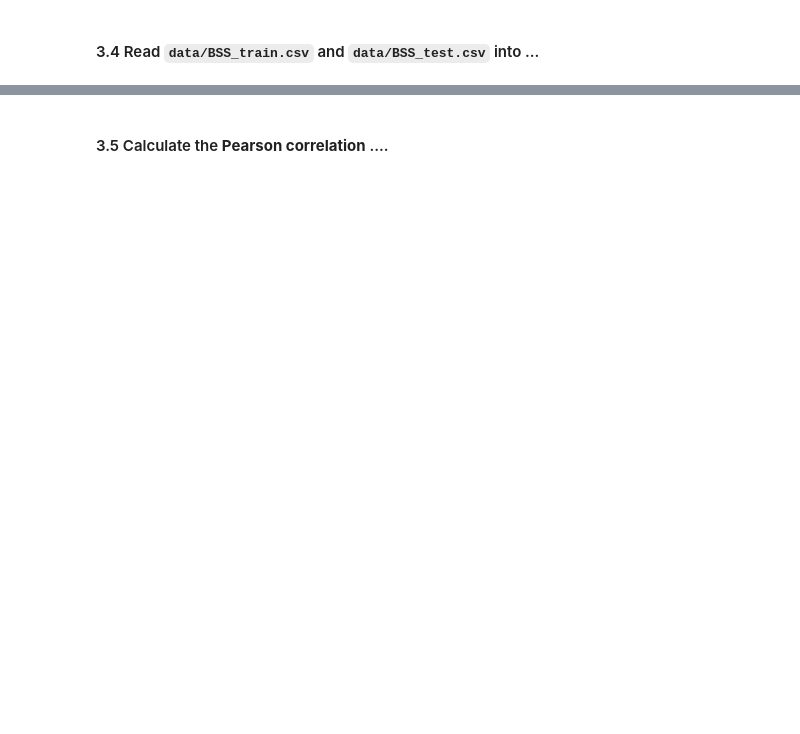
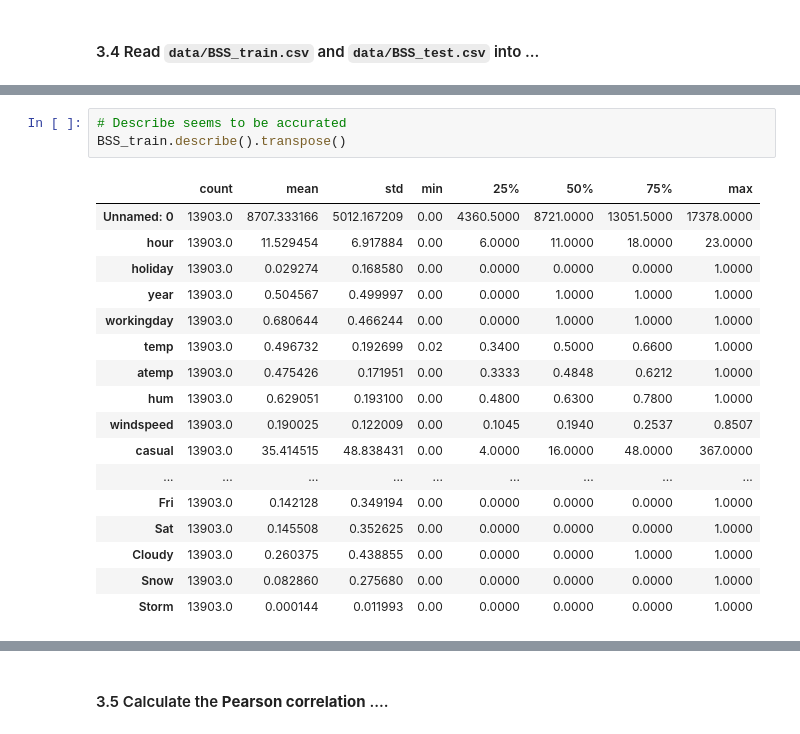
Before and after one commit to lucasresck/foundations-of-data-science, a Jupyter notebook: cs109a_hw3/cs109a_hw3.ipynb, the cells around one changed output, grey strips where cells are left out. Drawn from its saved outputs; the diff is of its cells as text; blank space fills up the shorter version.

```diff
--- a/cs109a_hw3/cs109a_hw3.ipynb
+++ b/cs109a_hw3/cs109a_hw3.ipynb
@@ -617,0 +674,21 @@ Your answer here
+# %%
+# Describe seems to be accurated
+BSS_train.describe().transpose()
+# %% [output]
+|  | count | mean | std | min | 25% | 50% | 75% | max |
+| Unnamed: 0 | 13903.0 | 8707.333166 | 5012.167209 | 0.00 | 4360.5000 | 8721.0000 | 13051.5000 | 17378.0000 |
+| hour | 13903.0 | 11.529454 | 6.917884 | 0.00 | 6.0000 | 11.0000 | 18.0000 | 23.0000 |
+| holiday | 13903.0 | 0.029274 | 0.168580 | 0.00 | 0.0000 | 0.0000 | 0.0000 | 1.0000 |
+| year | 13903.0 | 0.504567 | 0.499997 | 0.00 | 0.0000 | 1.0000 | 1.0000 | 1.0000 |
+| workingday | 13903.0 | 0.680644 | 0.466244 | 0.00 | 0.0000 | 1.0000 | 1.0000 | 1.0000 |
+| temp | 13903.0 | 0.496732 | 0.192699 | 0.02 | 0.3400 | 0.5000 | 0.6600 | 1.0000 |
+| atemp | 13903.0 | 0.475426 | 0.171951 | 0.00 | 0.3333 | 0.4848 | 0.6212 | 1.0000 |
+| hum | 13903.0 | 0.629051 | 0.193100 | 0.00 | 0.4800 | 0.6300 | 0.7800 | 1.0000 |
+| windspeed | 13903.0 | 0.190025 | 0.122009 | 0.00 | 0.1045 | 0.1940 | 0.2537 | 0.8507 |
+| casual | 13903.0 | 35.414515 | 48.838431 | 0.00 | 4.0000 | 16.0000 | 48.0000 | 367.0000 |
+| ... | ... | ... | ... | ... | ... | ... | ... | ... |
+| Fri | 13903.0 | 0.142128 | 0.349194 | 0.00 | 0.0000 | 0.0000 | 0.0000 | 1.0000 |
+| Sat | 13903.0 | 0.145508 | 0.352625 | 0.00 | 0.0000 | 0.0000 | 0.0000 | 1.0000 |
+| Cloudy | 13903.0 | 0.260375 | 0.438855 | 0.00 | 0.0000 | 0.0000 | 1.0000 | 1.0000 |
+| Snow | 13903.0 | 0.082860 | 0.275680 | 0.00 | 0.0000 | 0.0000 | 0.0000 | 1.0000 |
+| Storm | 13903.0 | 0.000144 | 0.011993 | 0.00 | 0.0000 | 0.0000 | 0.0000 | 1.0000 |
```
Also changed, not shown: parts of 46 cells of this notebook.
